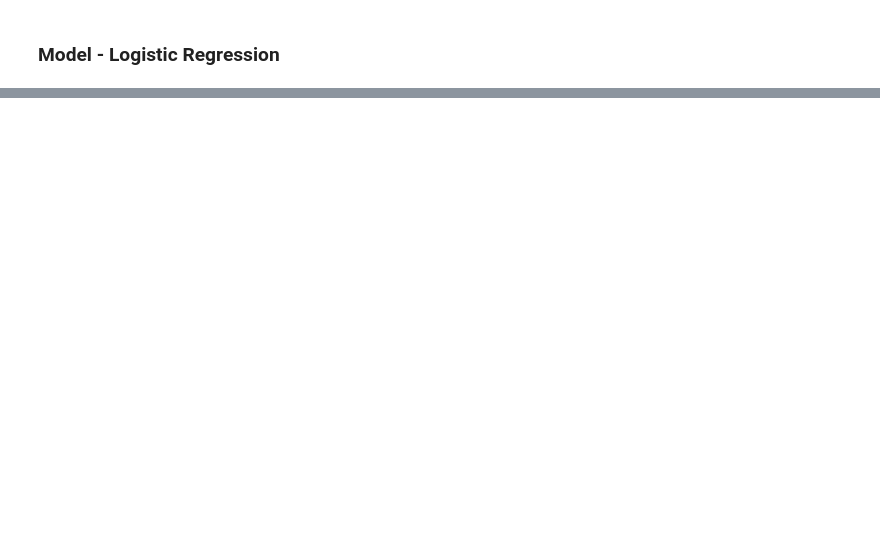
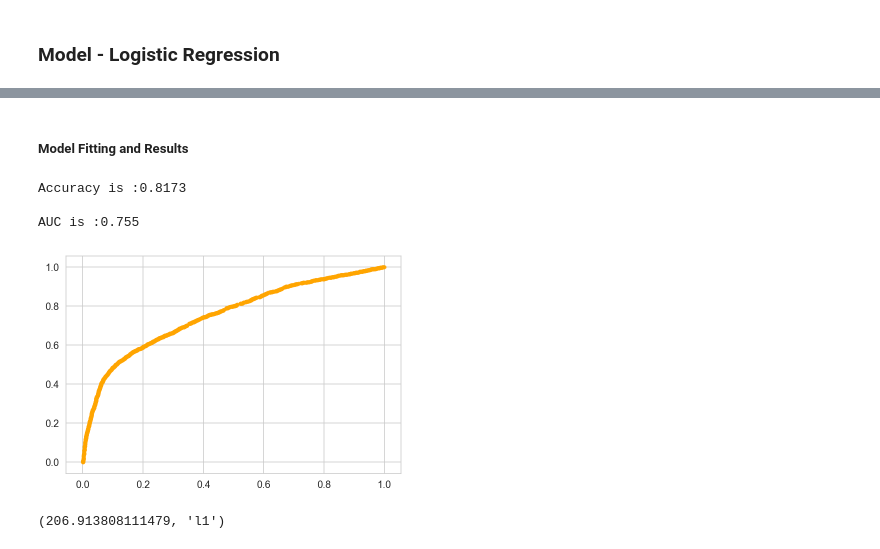
Before and after one commit to tinacliu/mod5_project, a Jupyter notebook: model_logistic.ipynb, the cells around one changed output, grey strips where cells are left out. Cells and saved outputs as stored; diff of their text form; code cells hidden in the pictures; blank space fills up the shorter version.

Commit message:
logistic model

```diff
--- a/model_logistic.ipynb
+++ b/model_logistic.ipynb
@@ -129,0 +46,29 @@ pd.crosstab(y_test, preds, rownames=['True'], colnames=['Predicted'], margins=Tr
+# %%
+# get dummy variables for catagorical data and set X, y
+X = pd.get_dummies(df, columns=x_feats, drop_first=True)
+X.drop(columns=['default'], inplace=True)
+y = df['default']
+# %%
+# train test split, test being 30% of dataset
+X_train, X_test, y_train, y_test = train_test_split(X, y, test_size=0.3, random_state=42)
+
+scaler = MinMaxScaler()
+
+# scale your X
+X_train_scale = scaler.fit_transform(X_train)
+X_test_scale = scaler.transform(X_test)
+# %% [markdown]
+<h5>Model Fitting and Results</h5>
+# %%
+# call function to run logistic refression model, train test split is included in function
+models.log_reg(X_train_scale,X_test_scale,y_train, y_test,0.1,'l1');
+# %% [output]
+Accuracy is :0.8173
+
+AUC is :0.755
+[figure, added]
+# %%
+# using Grid search to get the best hyperparameter for the log reg model
+best_c, best_pen, best_params = models.grid_search(X_train_scale, y_train, score = 'roc_auc', cv=3)
+# %% [output]
+(206.913808111479, 'l1')
```
Also changed, not shown: parts of 41 cells of this notebook, 2 other files.
